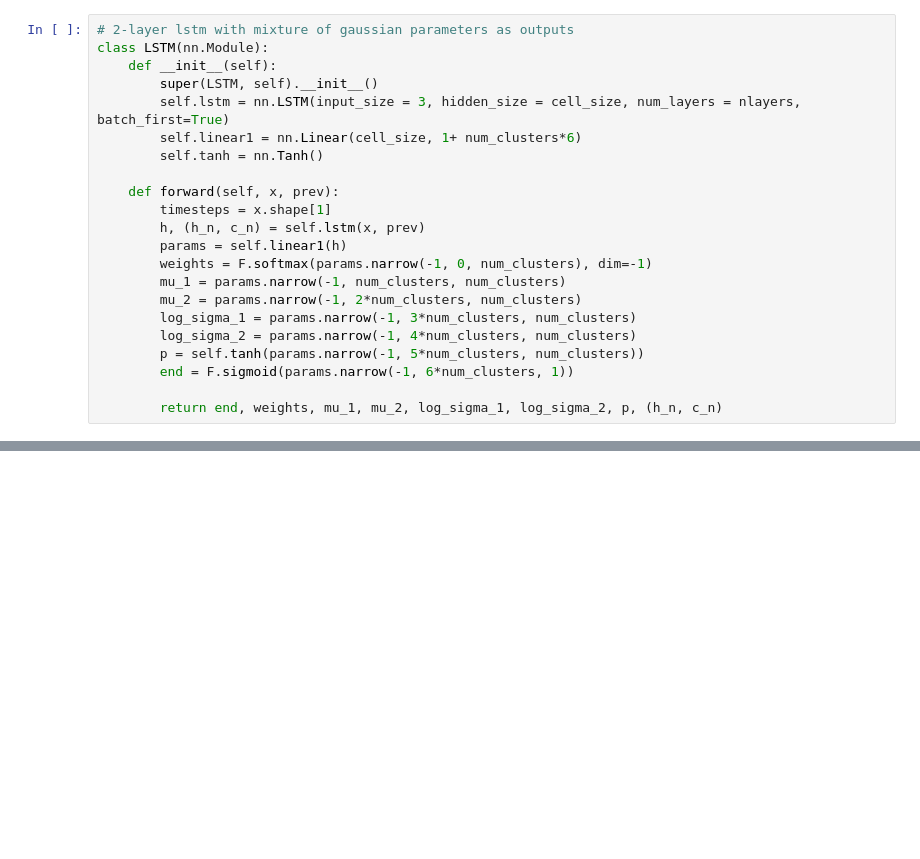
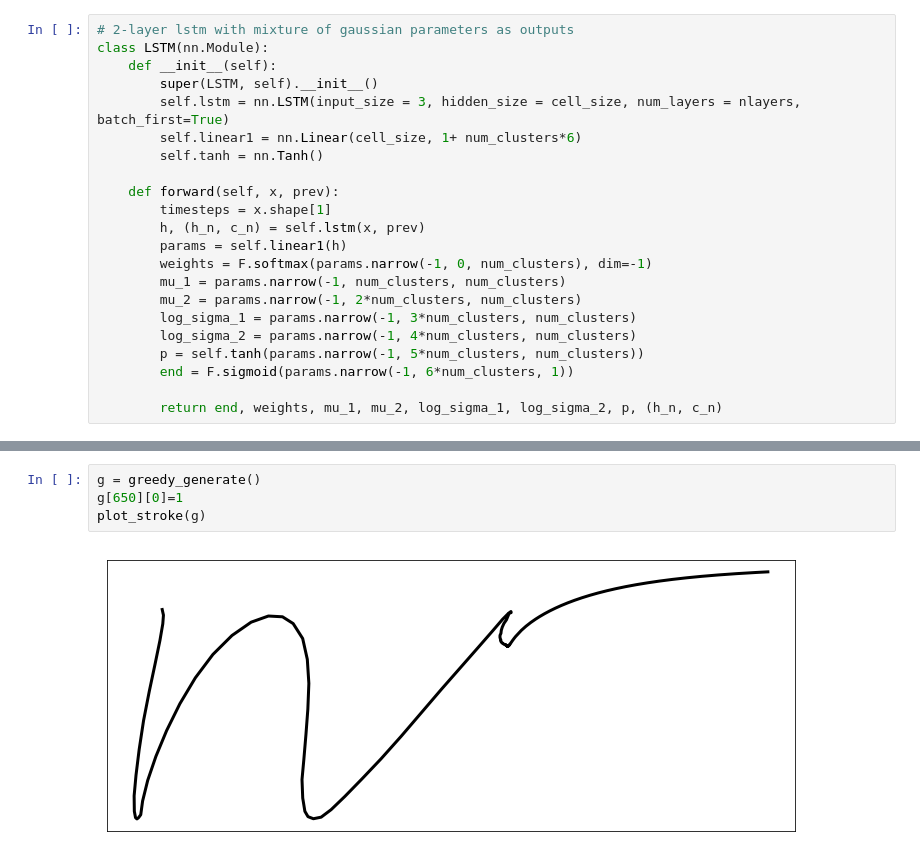
Before and after one commit to wezteoh/handwriting_synthesis, a Jupyter notebook: model_training.ipynb, the cells around one changed output, grey strips where cells are left out. Drawn from its saved outputs; the diff is of its cells as text; blank space fills up the shorter version.

```diff
--- a/model_training.ipynb
+++ b/model_training.ipynb
@@ -154,0 +286,6 @@ plot_stroke(s)
+# %%
+g = greedy_generate()
+g[650][0]=1
+plot_stroke(g)
+# %% [output]
+[figure, added]
```
Also changed, not shown: parts of 21 cells of this notebook.
